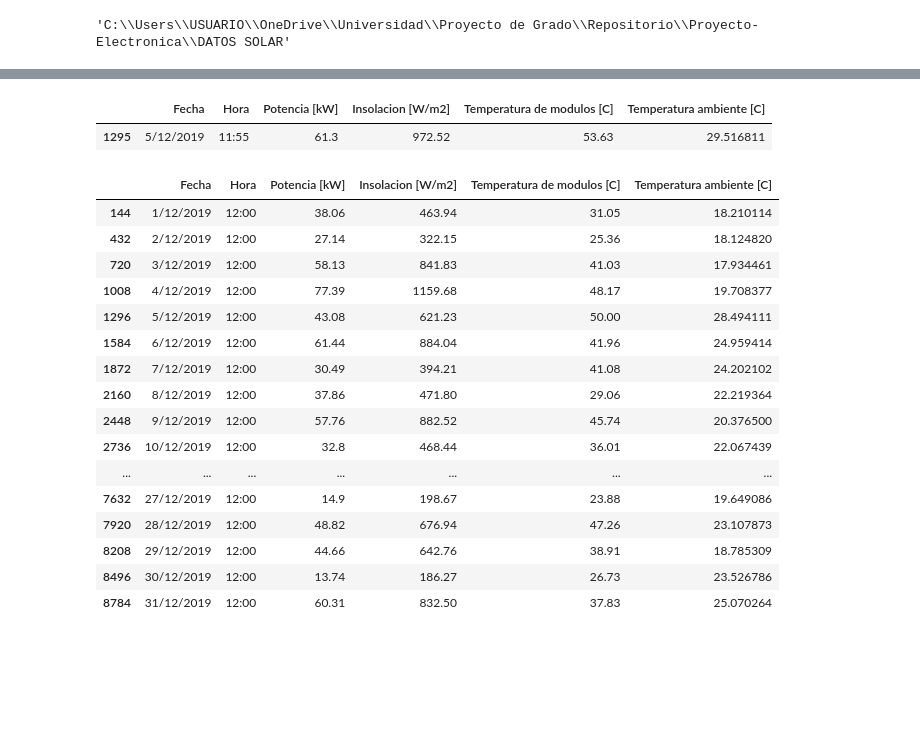
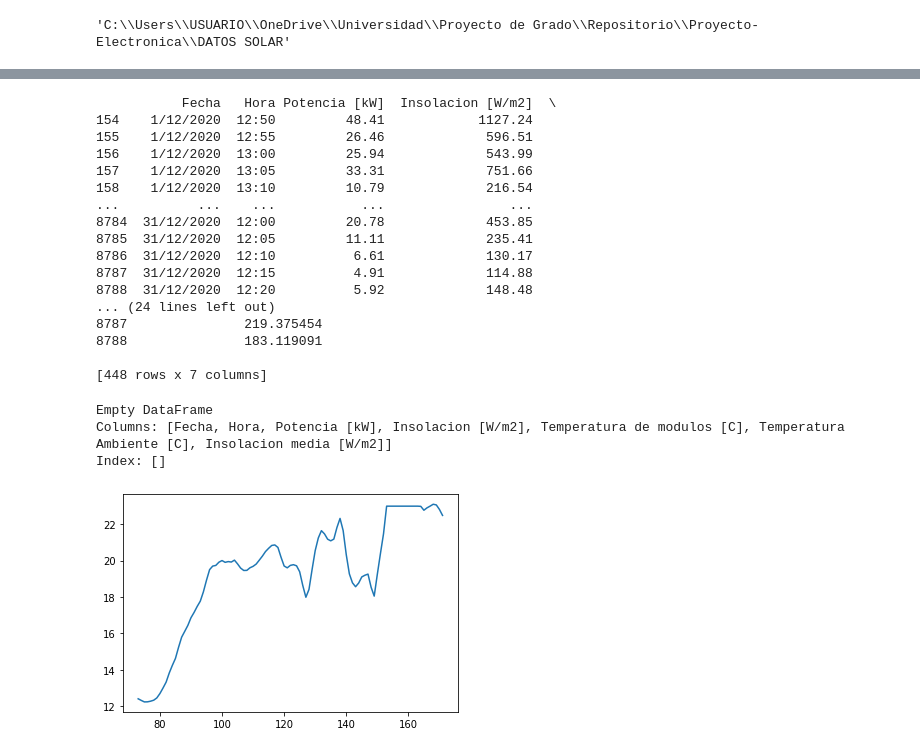
Before and after one commit to only-Robin/Proyecto-Electronica, a Jupyter notebook: DATOS SOLAR/Pre procesamiento.ipynb, the cells around one changed output, grey strips where cells are left out. Cells and saved outputs as stored; diff of their text form; code cells hidden in the pictures; blank space fills up the shorter version.

```diff
--- a/DATOS SOLAR/Pre procesamiento.ipynb
+++ b/DATOS SOLAR/Pre procesamiento.ipynb
@@ -31,0 +53,6 @@ Ingrese el año: 2020
+# %%
+datosR = datos
+#datos = datosR
+
+for i in range(len(list)):
+    datos = datos[datos['Hora']!= list[i]]
@@ -32,25 +75,53 @@ Ingrese el año: 2020
 # %%
-datos[datos['Temperatura ambiente [C]']==datos['Temperatura ambiente [C]'].max()]
+try:
+    print(datos[datos['Temperatura ambiente [C]']>23.5])
+except:
+    print(datos[datos['Temperatura Ambiente [C]']>23.5])
 # %% [output]
-|  | Fecha | Hora | Potencia [kW] | Insolacion [W/m2] | Temperatura de modulos [C] | Temperatura ambiente [C] |
-| 1295 | 5/12/2019 | 11:55 | 61.3 | 972.52 | 53.63 | 29.516811 |
+           Fecha   Hora Potencia [kW]  Insolacion [W/m2]  \
+154    1/12/2020  12:50         48.41            1127.24
+155    1/12/2020  12:55         26.46             596.51
+156    1/12/2020  13:00         25.94             543.99
+157    1/12/2020  13:05         33.31             751.66
+158    1/12/2020  13:10         10.79             216.54
+...          ...    ...           ...                ...
+8784  31/12/2020  12:00         20.78             453.85
+8785  31/12/2020  12:05         11.11             235.41
+8786  31/12/2020  12:10          6.61             130.17
+8787  31/12/2020  12:15          4.91             114.88
+8788  31/12/2020  12:20          5.92             148.48
+... (24 lines left out)
+8787               219.375454
+8788               183.119091
+
+[448 rows x 7 columns]
-# %%
-datos[datos['Hora']=='12:00']
-# %% [output]
-|  | Fecha | Hora | Potencia [kW] | Insolacion [W/m2] | Temperatura de modulos [C] | Temperatura ambiente [C] |
-| 144 | 1/12/2019 | 12:00 | 38.06 | 463.94 | 31.05 | 18.210114 |
-| 432 | 2/12/2019 | 12:00 | 27.14 | 322.15 | 25.36 | 18.124820 |
-| 720 | 3/12/2019 | 12:00 | 58.13 | 841.83 | 41.03 | 17.934461 |
-| 1008 | 4/12/2019 | 12:00 | 77.39 | 1159.68 | 48.17 | 19.708377 |
-| 1296 | 5/12/2019 | 12:00 | 43.08 | 621.23 | 50.00 | 28.494111 |
-| 1584 | 6/12/2019 | 12:00 | 61.44 | 884.04 | 41.96 | 24.959414 |
-| 1872 | 7/12/2019 | 12:00 | 30.49 | 394.21 | 41.08 | 24.202102 |
-| 2160 | 8/12/2019 | 12:00 | 37.86 | 471.80 | 29.06 | 22.219364 |
-| 2448 | 9/12/2019 | 12:00 | 57.76 | 882.52 | 45.74 | 20.376500 |
-| 2736 | 10/12/2019 | 12:00 | 32.8 | 468.44 | 36.01 | 22.067439 |
-| ... | ... | ... | ... | ... | ... | ... |
-| 7632 | 27/12/2019 | 12:00 | 14.9 | 198.67 | 23.88 | 19.649086 |
-| 7920 | 28/12/2019 | 12:00 | 48.82 | 676.94 | 47.26 | 23.107873 |
-| 8208 | 29/12/2019 | 12:00 | 44.66 | 642.76 | 38.91 | 18.785309 |
-| 8496 | 30/12/2019 | 12:00 | 13.74 | 186.27 | 26.73 | 23.526786 |
-| 8784 | 31/12/2019 | 12:00 | 60.31 | 832.50 | 37.83 | 25.070264 |
+# %%
+
+try:
+    for i in datos['Temperatura ambiente [C]']:
+        if i<23.5:
+            m=i
+        if i >23.5:
+            datos.replace({'Temperatura ambiente [C]':i},m,inplace=True)
+except:
+    for i in datos['Temperatura Ambiente [C]']:
+        if i<23.5:
+            m=i
+        if i >23.5:
+            datos.replace({'Temperatura Ambiente [C]':i},m,inplace=True)
+# %%
+try:
+    print(datos[datos['Temperatura ambiente [C]']>23.5])
+except:
+    print(datos[datos['Temperatura Ambiente [C]']>23.5])
+# %% [output]
+Empty DataFrame
+Columns: [Fecha, Hora, Potencia [kW], Insolacion [W/m2], Temperatura de modulos [C], Temperatura Ambiente [C], Insolacion media [W/m2]]
+Index: []
+# %%
+try:
+    plt.plot(datos['Temperatura ambiente [C]'][1:100])
+except:
+    plt.plot(datos['Temperatura Ambiente [C]'][1:100])
+# %% [output]
+[figure, added]
```
Also changed, not shown: parts of 5 cells of this notebook, 30 other files.
